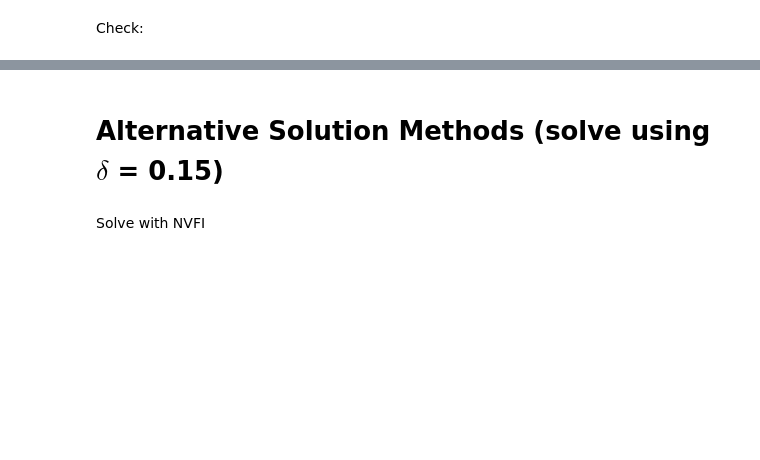
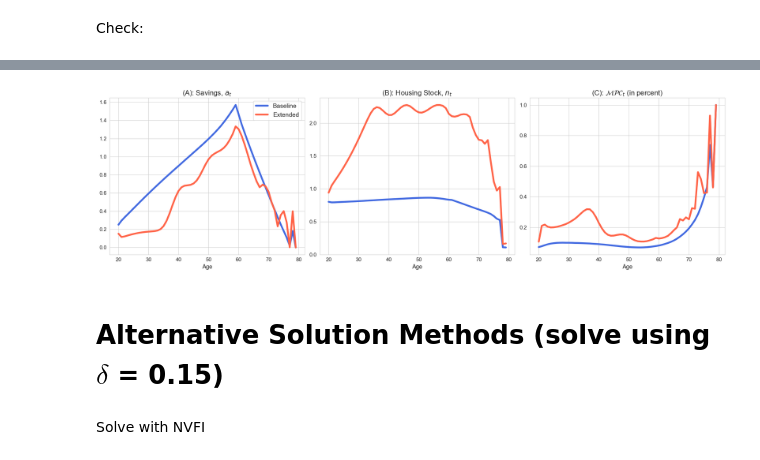
Before and after one commit to HansChristianPOLIT/LostInOptimization, a Jupyter notebook: Jeppe/02. DurableConsumptionModel/WORKSPACE.ipynb, the cells around one changed output, grey strips where cells are left out. Cells and saved outputs as stored; diff of their text form; code cells hidden in the pictures; blank space fills up the shorter version.

```diff
--- a/Jeppe/02. DurableConsumptionModel/WORKSPACE.ipynb
+++ b/Jeppe/02. DurableConsumptionModel/WORKSPACE.ipynb
@@ -775,3 +759,45 @@ plt.show()
+# %%
+# a. unpack
+par_baseline = model_negm_baseline.par
+sim_baseline = model_negm_baseline.sim
+
+par_extended = model_negm_extended.par
+sim_extended = model_negm_extended.sim
+
+# initiate figure
+fig, axs = plt.subplots(nrows=1, ncols=3, figsize=(20, 6))
+
+# b. total assets
+axs[0].plot(age, np.mean(sim_baseline.a, axis=(1, 2)), lw=4, color='royalblue', label='Baseline')
+axs[0].plot(age, np.mean(sim_extended.a, axis=(1, 2)), lw=4, color='tomato', label='Extended')
+axs[0].set_xlabel('Age', fontsize=13)
+axs[0].set_title('(A): Savings, $a_t$', fontsize=16)
+axs[0].legend(frameon=True, fontsize=14)
+axs[0].tick_params(axis='both', which='major', labelsize=12)
+
+# c. housing assets
+axs[1].plot(age, np.mean(sim_baseline.d, axis=(1, 2)), lw=4, color='royalblue')
+axs[1].plot(age, np.mean(sim_extended.d, axis=(1, 2)), lw=4, color='tomato')
+axs[1].set_xlabel('Age', fontsize=13)
+axs[1].set_title('(B): Housing Stock, $n_t$', fontsize=16)
+axs[1].tick_params(axis='both', which='major', labelsize=12)
+
+# d. comparison of MPC
+axs[2].plot(age, np.mean(sim_baseline.mpc, axis=(1, 2)), lw=4, color='royalblue')
+axs[2].plot(age, np.mean(sim_extended.mpc, axis=(1, 2)), lw=4, color='tomato')
+axs[2].set_xlabel('Age', fontsize=13)
+axs[2].set_title('(C): $\mathcal{MPC}_t$ (in percent)', fontsize=16)
+axs[2].tick_params(axis='both', which='major', labelsize=12)
+
+# e. save plot
+if not os.path.exists("../plots"):
+    os.makedirs("../plots")
+
+plt.tight_layout()
+plt.savefig("../plots/two_asset_a_n_mpc.pdf", bbox_inches='tight')
+plt.show()
+# %% [output]
+[figure, added]
 # %% [markdown]
 # Alternative Solution Methods (solve using $\delta$  = 0.15)
 # %% [markdown]
```
Also changed, not shown: parts of 21 cells of this notebook, 7 other files.
